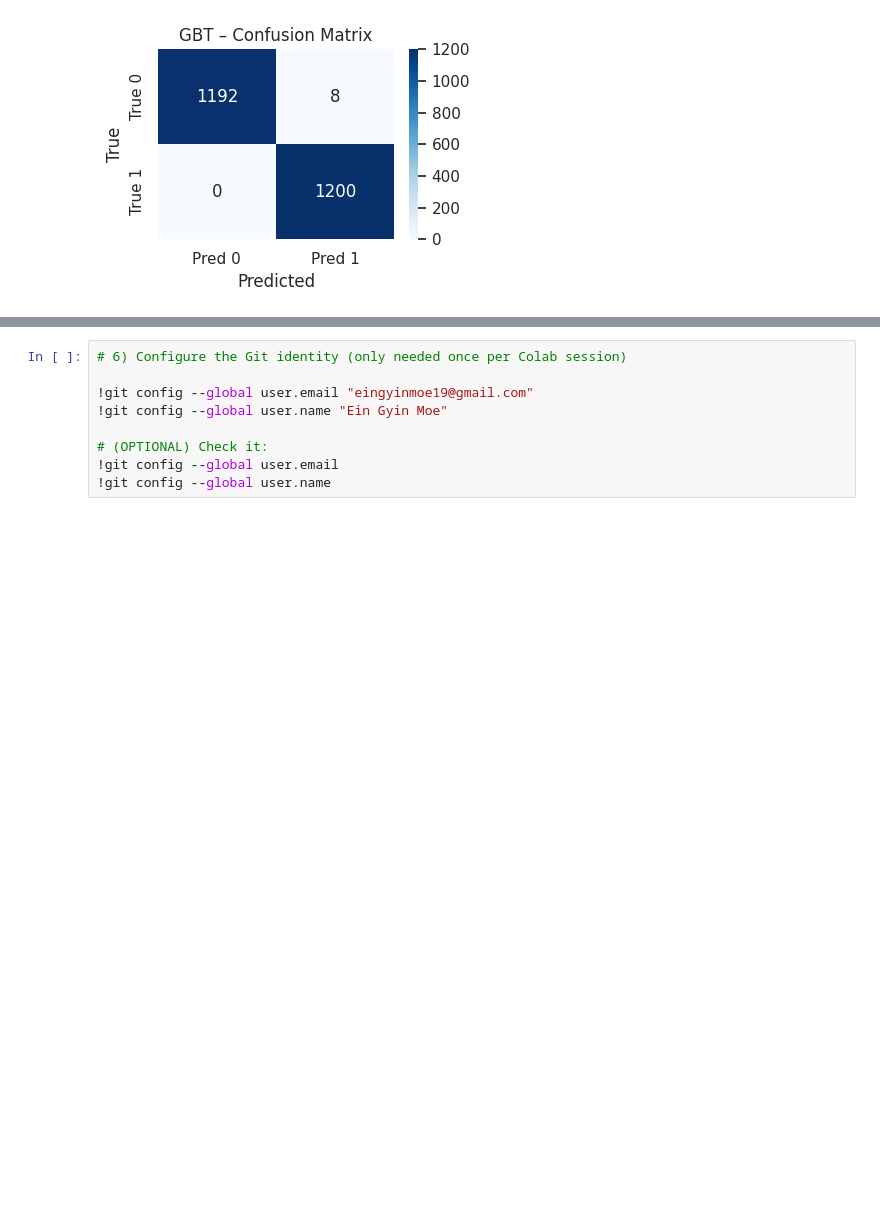
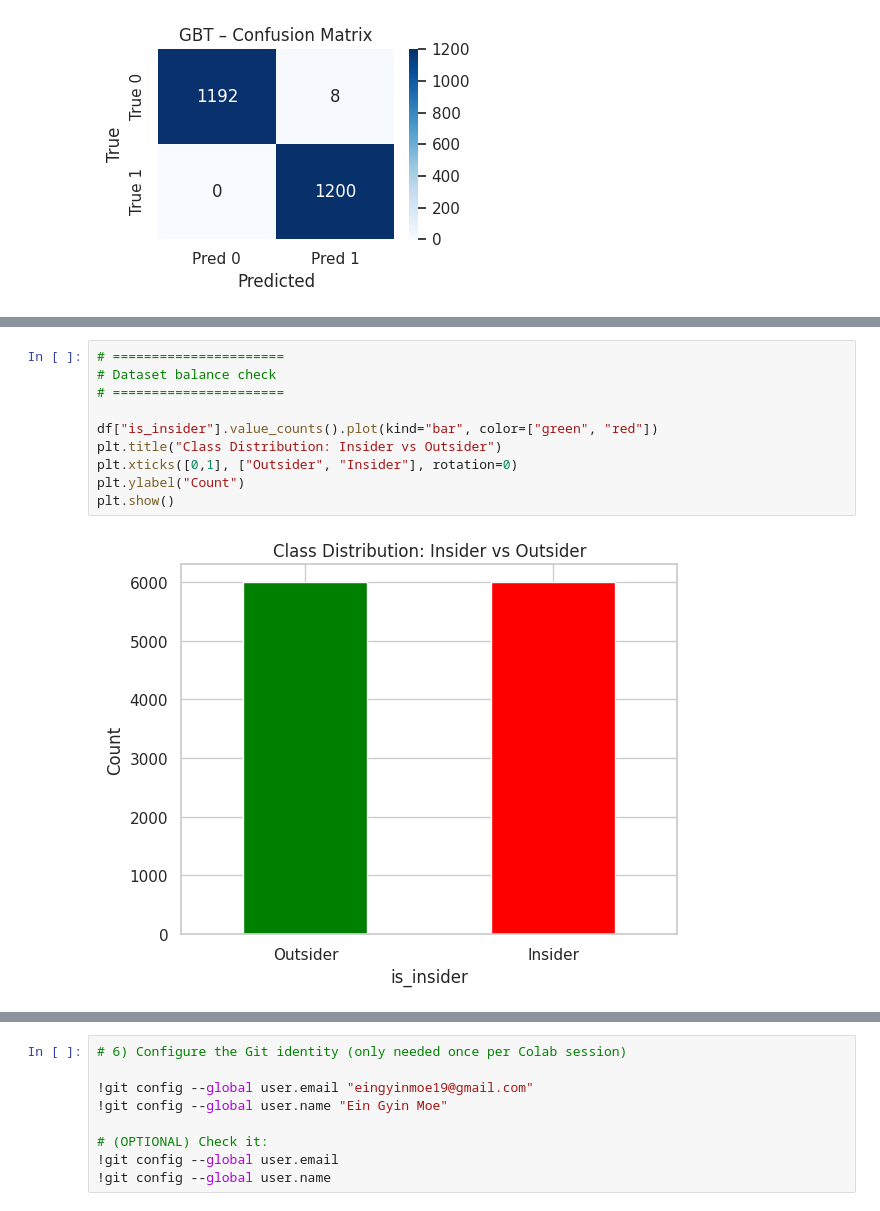
Before and after one commit to egyinmoe/Detecting-Insider-Threats-through-Behavioral-AI_Dissertation, a Jupyter notebook: Ver2_Insiderthreat_withgithub.ipynb, the cells around one changed output, grey strips where cells are left out. Drawn from its saved outputs; the diff is of its cells as text; blank space fills up the shorter version.

```diff
--- a/Ver2_Insiderthreat_withgithub.ipynb
+++ b/Ver2_Insiderthreat_withgithub.ipynb
@@ -812,3 +862,15 @@ weighted avg       0.99      0.99      0.99      2400
+# %%
+# ======================
+# Dataset balance check
+# ======================
+
+df["is_insider"].value_counts().plot(kind="bar", color=["green", "red"])
+plt.title("Class Distribution: Insider vs Outsider")
+plt.xticks([0,1], ["Outsider", "Insider"], rotation=0)
+plt.ylabel("Count")
+plt.show()
+# %% [output]
+[figure, added]
 # %%
 # ======================================================
 # 14: Final model comparison table + heatmap
```
Also changed, not shown: parts of 23 cells of this notebook.
